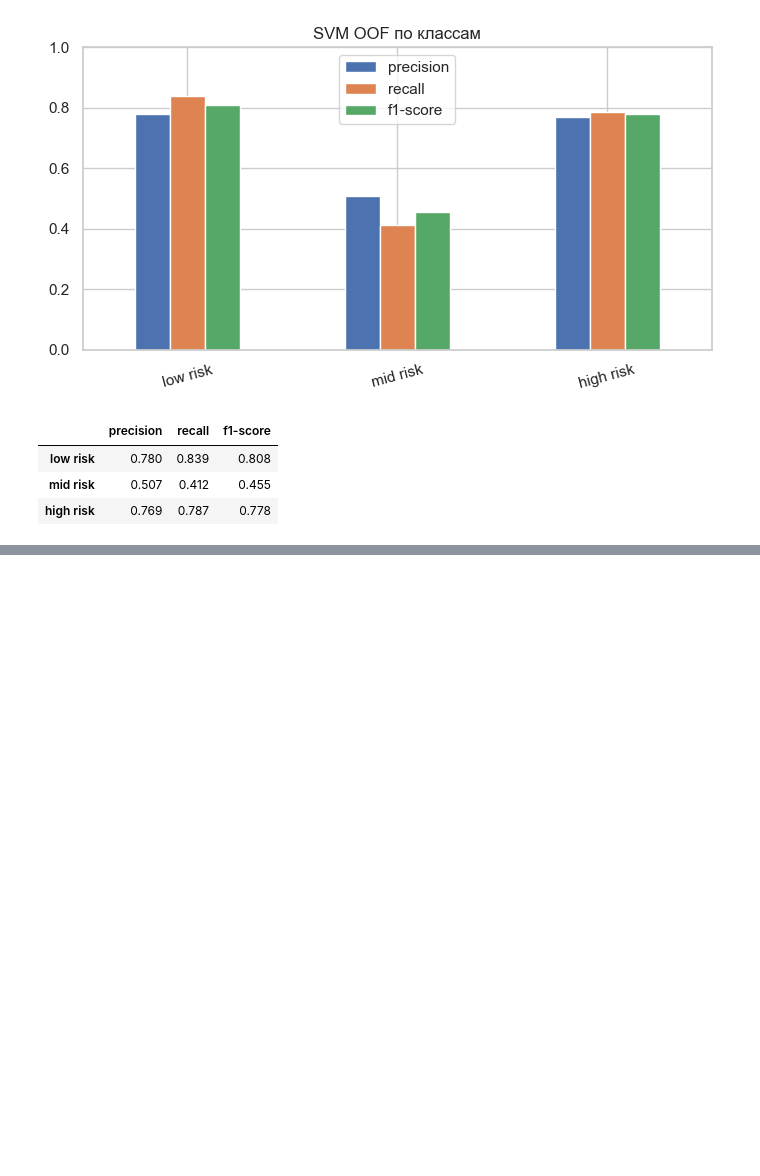
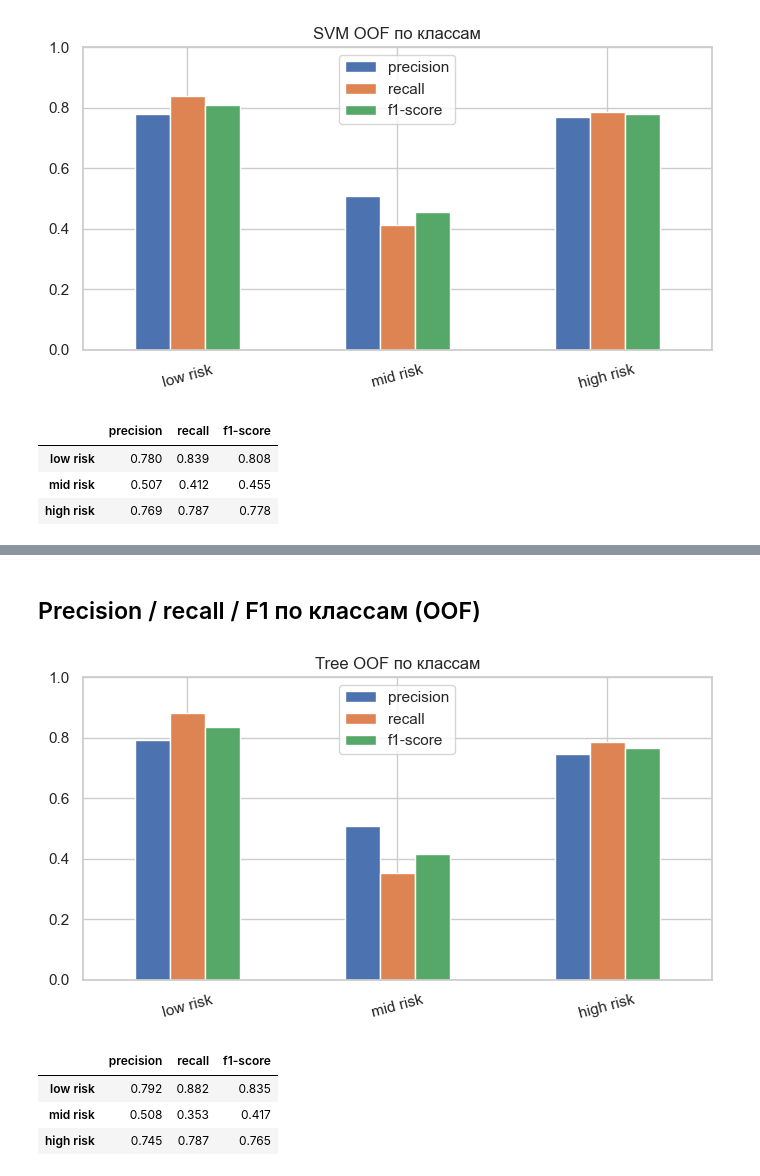
Before and after one commit to NexPG/risk-of-pregnancy, a Jupyter notebook: code/trainer.ipynb, the cells around one changed output, grey strips where cells are left out. Saved outputs shown, nothing was run; the diff lists cells and outputs as text; code cells hidden in the pictures; blank space fills up the shorter version.

```diff
--- a/code/trainer.ipynb
+++ b/code/trainer.ipynb
@@ -295,0 +405,17 @@ display(per.round(3))
+# %% [markdown]
+## Precision / recall / F1 по классам (OOF)
+# %%
+rep = classification_report(y_train, tree_oof, labels=LABELS, output_dict=True)
+per = pd.DataFrame(rep).T.loc[LABELS, ["precision", "recall", "f1-score"]]
+per.plot(kind="bar", ylim=(0, 1), figsize=(7, 4))
+plt.xticks(rotation=15)
+plt.title("Tree OOF по классам")
+plt.tight_layout()
+plt.show()
+display(per.round(3))
+# %% [output]
+[figure, added]
+|  | precision | recall | f1-score |
+| low risk | 0.792 | 0.882 | 0.835 |
+| mid risk | 0.508 | 0.353 | 0.417 |
+| high risk | 0.745 | 0.787 | 0.765 |
```
Also changed, not shown: parts of 9 cells of this notebook.
